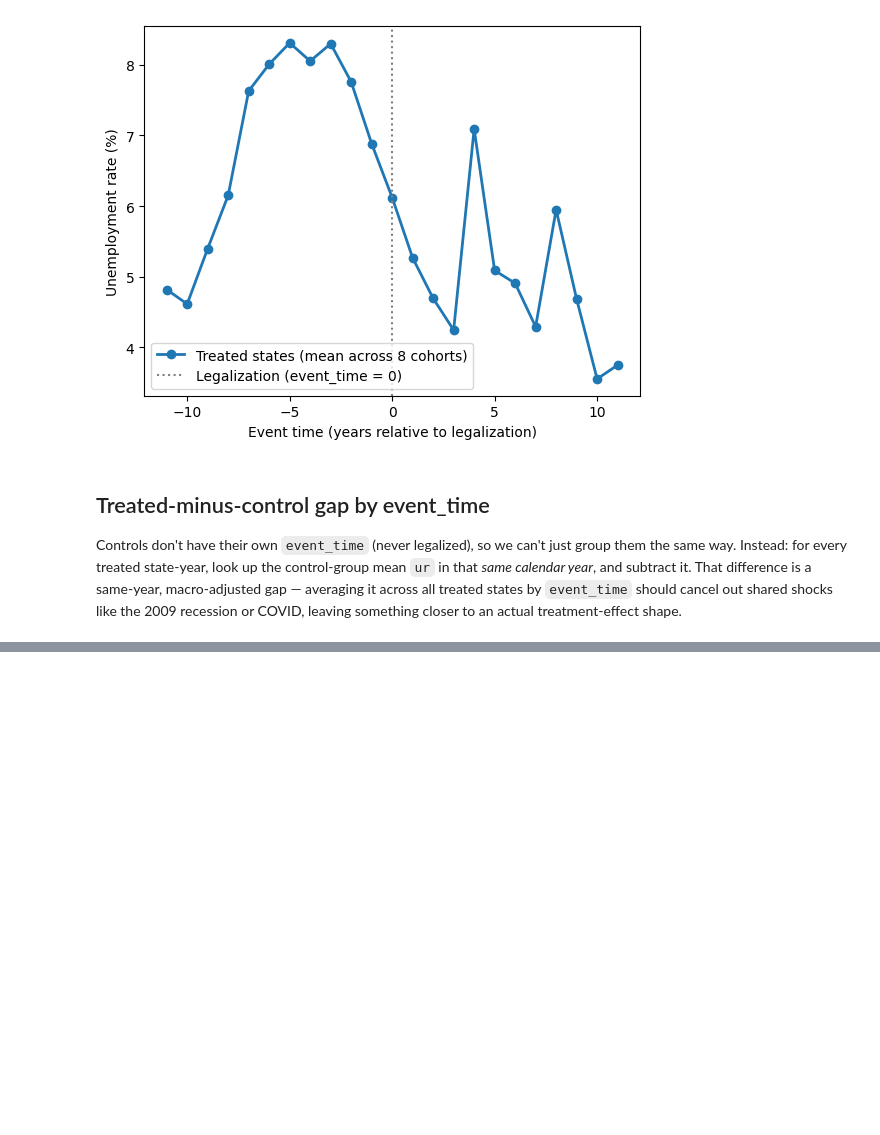
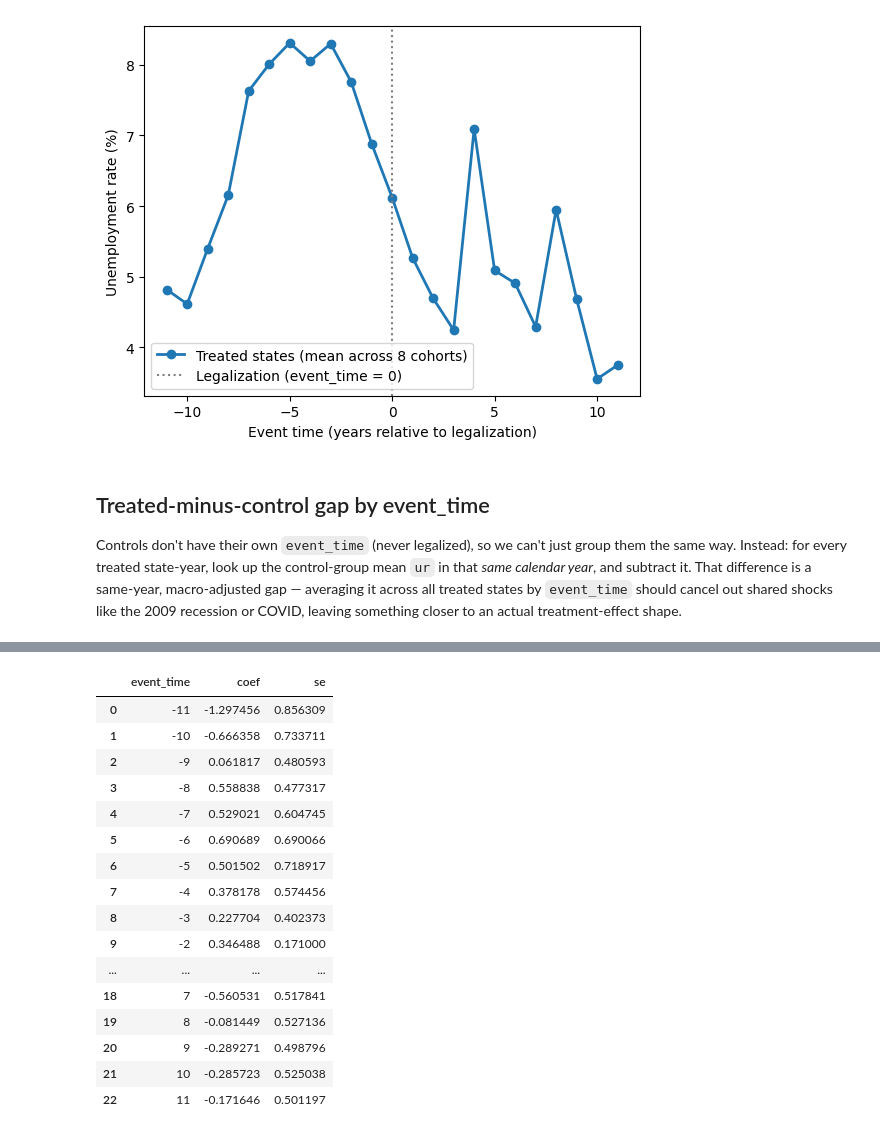
Before and after one commit to stringer-data/causal-inference-training, a Jupyter notebook: projects/01_difference_in_differences/marijuana_policy/notebooks/02_event_study.ipynb, the cells around one changed output, grey strips where cells are left out. Drawn from its saved outputs; the diff is of its cells as text; code cells hidden in the pictures; blank space fills up the shorter version.

```diff
--- a/projects/01_difference_in_differences/marijuana_policy/notebooks/02_event_study.ipynb
+++ b/projects/01_difference_in_differences/marijuana_policy/notebooks/02_event_study.ipynb
@@ -256,0 +364,39 @@ plt.show()
+# %%
+event_coefs = twfe_model.params.filter(like='event_time_cat')
+event_ses = twfe_model.bse.filter(like='event_time_cat')
+
+is_control_term = event_coefs.index.str.contains('control')
+event_coefs = event_coefs[~is_control_term]
+event_ses = event_ses[~is_control_term]
+
+event_time_values = event_coefs.index.str.extract(r'\[T\.(-?\d+)\]')[0].astype(int)
+
+event_study_df = pd.DataFrame({
+    'event_time': event_time_values.values,
+    'coef': event_coefs.values,
+    'se': event_ses.values,
+})
+
+reference_row = pd.DataFrame({'event_time': [-1], 'coef': [0.0], 'se': [0.0]})
+event_study_df = pd.concat([event_study_df, reference_row], ignore_index=True)
+event_study_df = event_study_df.sort_values('event_time').reset_index(drop=True)
+
+event_study_df
+# %% [output]
+|  | event_time | coef | se |
+| 0 | -11 | -1.297456 | 0.856309 |
+| 1 | -10 | -0.666358 | 0.733711 |
+| 2 | -9 | 0.061817 | 0.480593 |
+| 3 | -8 | 0.558838 | 0.477317 |
+| 4 | -7 | 0.529021 | 0.604745 |
+| 5 | -6 | 0.690689 | 0.690066 |
+| 6 | -5 | 0.501502 | 0.718917 |
+| 7 | -4 | 0.378178 | 0.574456 |
+| 8 | -3 | 0.227704 | 0.402373 |
+| 9 | -2 | 0.346488 | 0.171000 |
+| ... | ... | ... | ... |
+| 18 | 7 | -0.560531 | 0.517841 |
+| 19 | 8 | -0.081449 | 0.527136 |
+| 20 | 9 | -0.289271 | 0.498796 |
+| 21 | 10 | -0.285723 | 0.525038 |
+| 22 | 11 | -0.171646 | 0.501197 |
```
Also changed, not shown: parts of 12 cells of this notebook.
